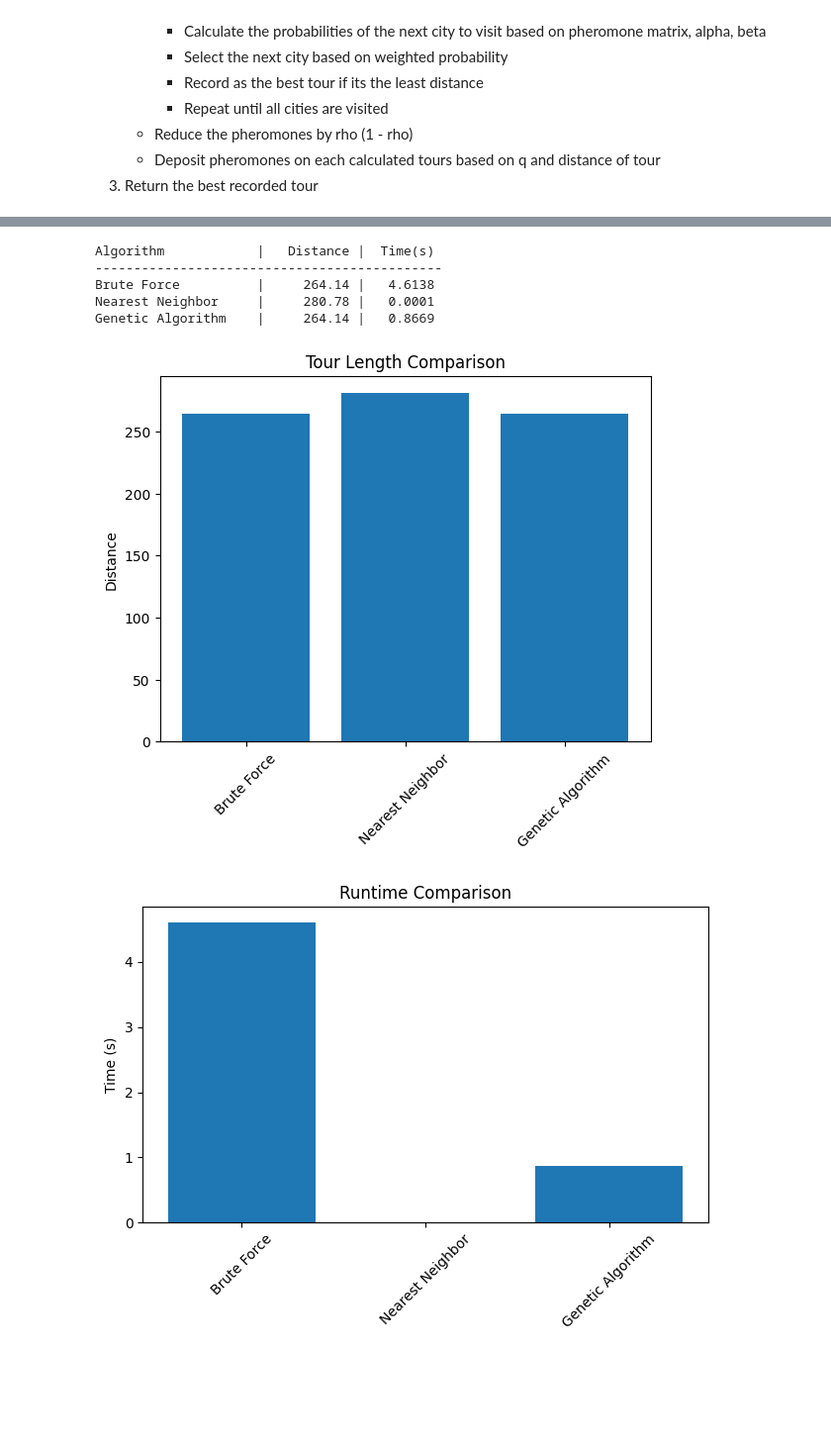
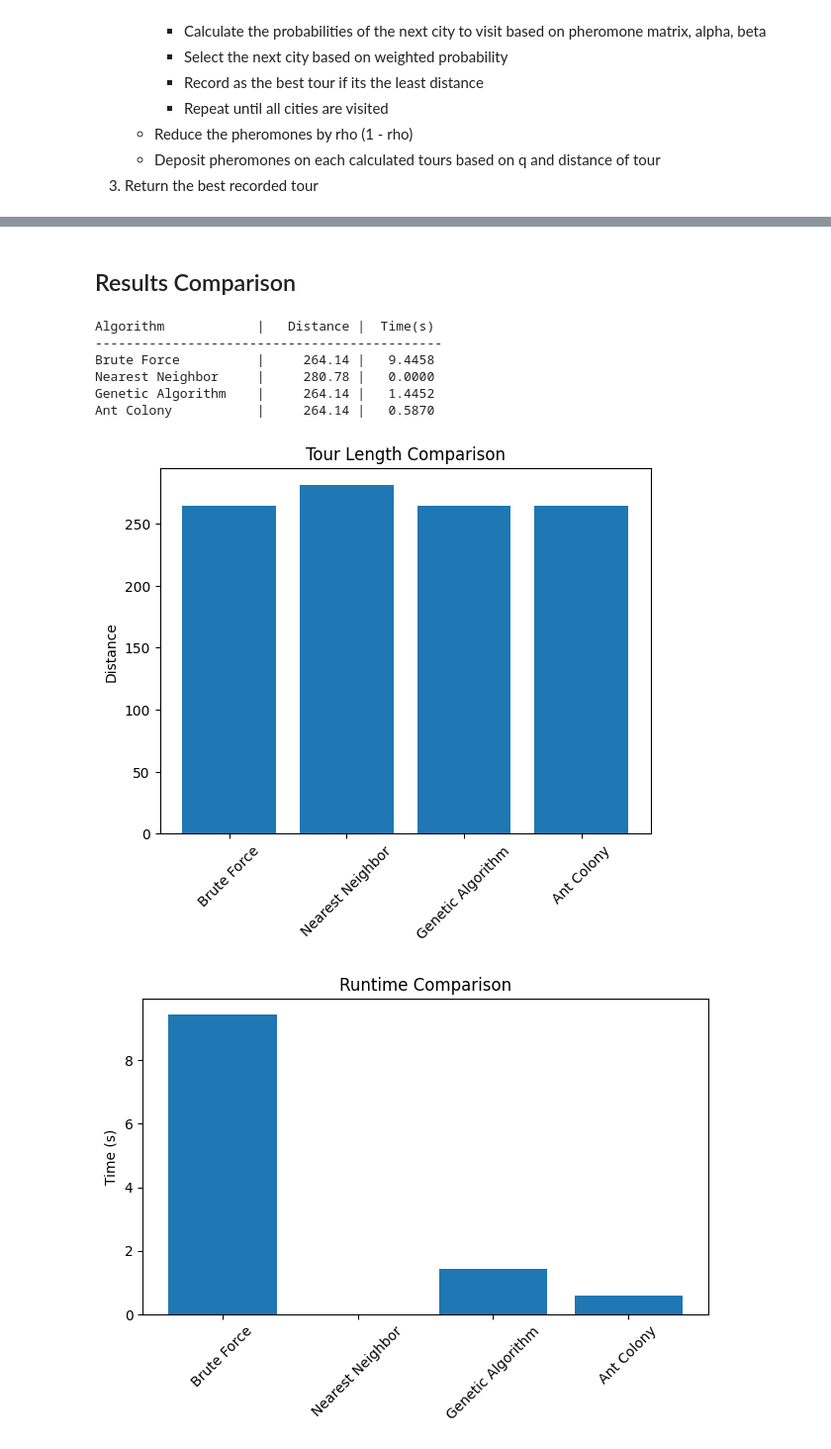
Before and after one commit to niceWizzard/GT_TSP_PS, a Jupyter notebook: problemset.ipynb, the cells around one changed output, grey strips where cells are left out. Shown: that part at 99% size. Cells and saved outputs as stored; diff of their text form; code cells hidden in the pictures; blank space fills up the shorter version.

Commit message:
Ant Colony

```diff
--- a/problemset.ipynb
+++ b/problemset.ipynb
@@ -240,41 +335,44 @@ ANTS, EPOCHS, ALPHA, BETA, RHO, Q = 50, 200, 1.0, 5.0, 0.1, 100
+# %% [markdown]
+## Results Comparison
 # %%
 results = [
     ('Brute Force', best_length, brute_time),
     ('Nearest Neighbor', nn_length, nn_time),
     ('Genetic Algorithm', ga_length, ga_time),
     # ('Simulated Annealing', best_e, sa_time),
-    # ('Ant Colony', best_len, aco_time)
+    ('Ant Colony', aco_length, aco_time)
 ]
 
 # Table
 print(f"{'Algorithm':20s} | {'Distance':>10s} | {'Time(s)':>8s}")
 print('-'*45)
 for name, dist, t in results:
     print(f"{name:20s} | {dist:10.2f} | {t:8.4f}")
 
 # Charts
 labels = [r[0] for r in results]
 distances_cmp = [r[1] for r in results]
 times_cmp = [r[2] for r in results]
 
 plt.figure()
 plt.bar(labels, distances_cmp)
 plt.title('Tour Length Comparison')
 plt.ylabel('Distance')
 plt.xticks(rotation=45)
 
 plt.figure()
 plt.bar(labels, times_cmp)
 plt.title('Runtime Comparison')
 plt.ylabel('Time (s)')
 plt.xticks(rotation=45)
 plt.tight_layout()
 plt.show()
 # %% [output]
 Algorithm            |   Distance |  Time(s)
 ---------------------------------------------
-Brute Force          |     264.14 |   4.6138
-Nearest Neighbor     |     280.78 |   0.0001
-Genetic Algorithm    |     264.14 |   0.8669
+Brute Force          |     264.14 |   9.4458
+Nearest Neighbor     |     280.78 |   0.0000
+Genetic Algorithm    |     264.14 |   1.4452
+Ant Colony           |     264.14 |   0.5870
-[figure, old version]
+[figure, new version]
-[figure, old version]
+[figure, new version]
```
Also changed, not shown: parts of 5 cells of this notebook, 1 other file.
